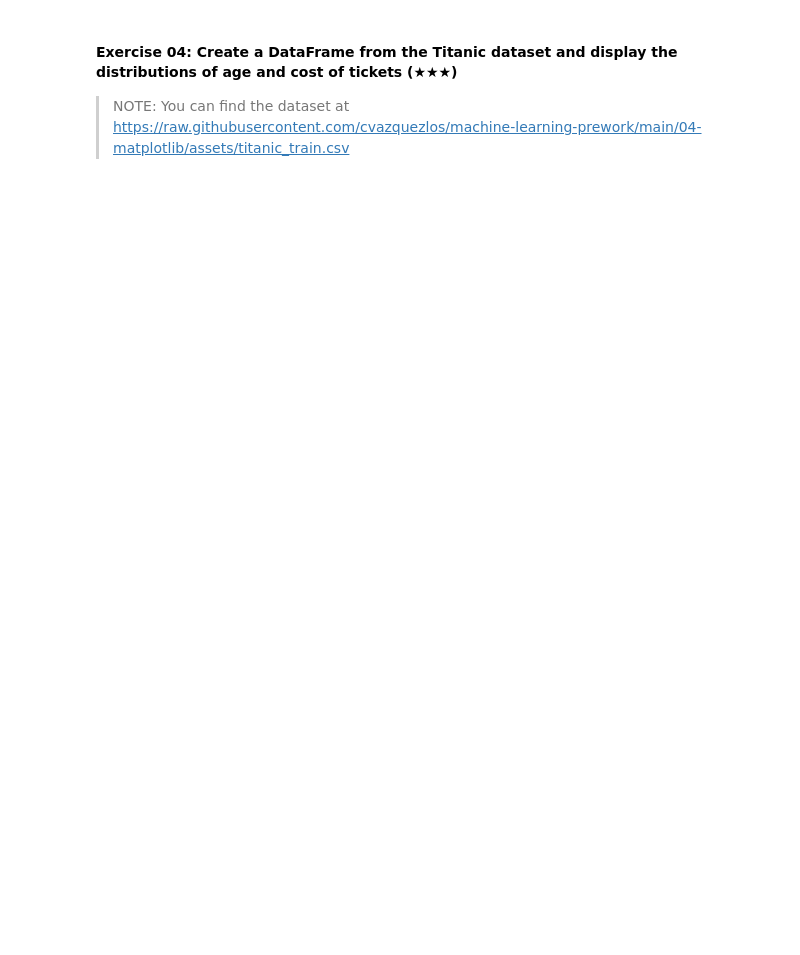
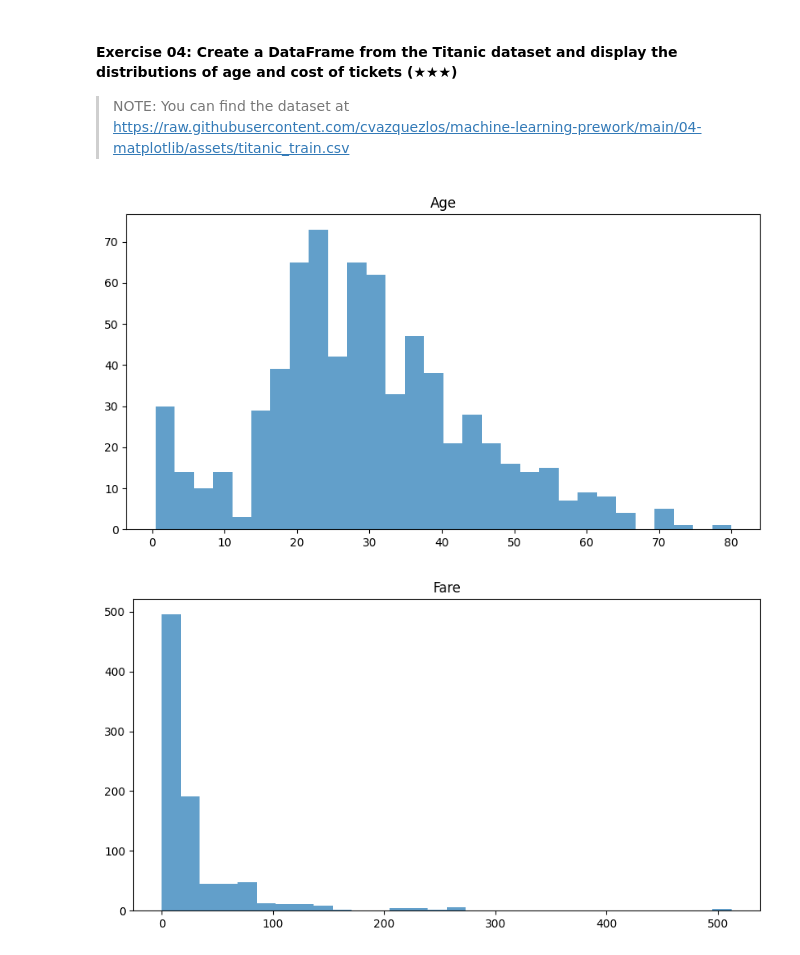
Before and after one commit to 8ajorge/8ajorge.github.io, a Jupyter notebook: 04-matplotlib/04.1-Intro-to-Matplotlib.ipynb, the cells around one changed output. Cells and saved outputs as stored; diff of their text form; code cells hidden in the pictures; blank space fills up the shorter version.

```diff
--- a/04-matplotlib/04.1-Intro-to-Matplotlib.ipynb
+++ b/04-matplotlib/04.1-Intro-to-Matplotlib.ipynb
@@ -140,3 +154,27 @@ SyntaxError: invalid syntax. Perhaps you forgot a comma? (<ipython-input-1-ace02
 #### Exercise 04: Create a DataFrame from the Titanic dataset and display the distributions of age and cost of tickets (★★★)
 
 > NOTE: You can find the dataset at https://raw.githubusercontent.com/cvazquezlos/machine-learning-prework/main/04-matplotlib/assets/titanic_train.csv
+# %%
+# URL of the CSV file
+url = "https://raw.githubusercontent.com/cvazquezlos/machine-learning-prework/main/04-matplotlib/assets/titanic_train.csv"
+
+# Load the CSV file into a DataFrame
+df = pd.read_csv(url)
+
+# Display the first few rows of the DataFrame
+#print(df.head())
+
+data = df.Age
+
+plt.figure(figsize = (10, 5))
+plt.hist(df.Age, bins = 30, alpha = 0.7 )
+plt.title("Age")
+
+plt.figure(figsize = (10, 5))
+plt.hist(df.Fare, bins = 30, alpha = 0.7 )
+plt.title("Fare")
+
+plt.show()
+# %% [output]
+[figure, added]
+[figure, added]
```
Also changed, not shown: parts of 5 cells of this notebook.
